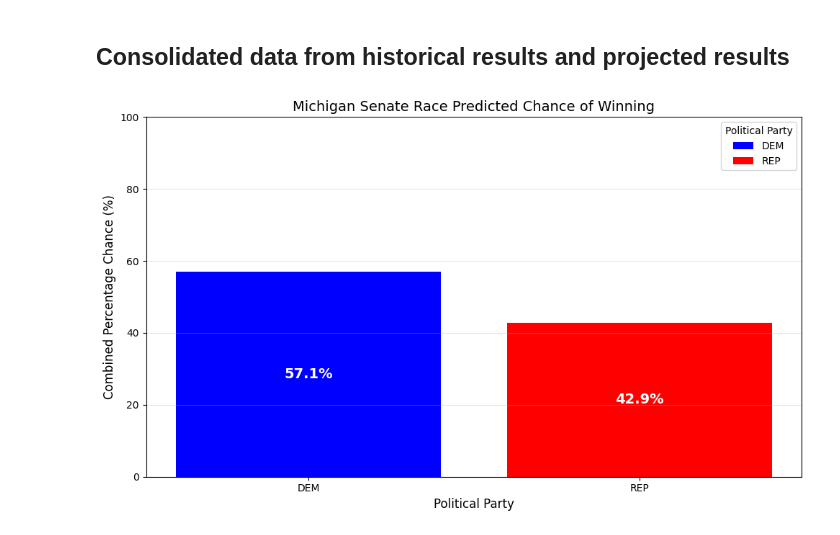
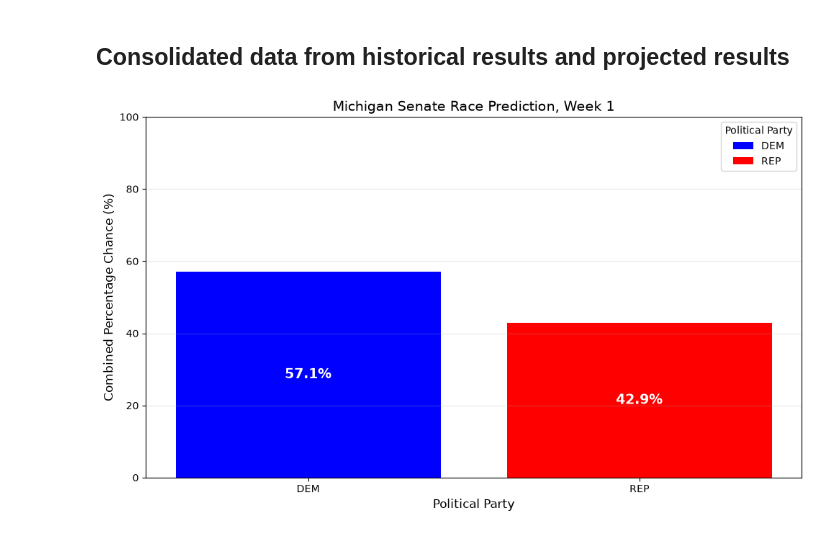
Before and after one commit to ktkt9898/CS-Senior-Project, a Jupyter notebook: Michigan-Analysis.ipynb, the cells around one changed output. Cells and saved outputs as stored; diff of their text form; code cells hidden in the pictures.

```diff
--- a/Michigan-Analysis.ipynb
+++ b/Michigan-Analysis.ipynb
@@ -271,32 +271,32 @@ for party in combined_df['Political Party']:
 # Add value labels INSIDE the bars (showing the percentage)
 for i, (party, percentage) in enumerate(zip(combined_df['Political Party'], combined_df['Combined Percentage'])):
     # Format the percentage with one decimal place
     label = f"{percentage:.1f}%"
     # Place the label in the middle of the bar
     plt.text(i, percentage / 2, label,
              ha='center', va='center', fontsize=14, fontweight='bold', color='white')
 
 # Set y-axis limits (0 to 100 since it's a percentage)
 plt.ylim(0, 100)
 
 # Labels and title
 plt.xlabel('Political Party', fontsize=12)
 plt.ylabel('Combined Percentage Chance (%)', fontsize=12)
-plt.title('Michigan Senate Race Predicted Chance of Winning', fontsize=14)
+plt.title('Michigan Senate Race Prediction, Week 1', fontsize=14)
 
 # Remove x-ticks rotation if not needed
 plt.xticks(rotation=0)
 
 # Add grid
 plt.grid(axis='y', alpha=0.3)
 
 # Add legend
 plt.legend(handles=legend_elements, title='Political Party', loc='upper right')
 
 plt.tight_layout()
 
 # Save the figure to a file
 plt.savefig('_static/images/michigan_graph.png', dpi=300, bbox_inches='tight')
 plt.show()
 # %% [output]
-[figure, old version]
+[figure, new version]
```
Also changed, not shown: parts of 2 cells of this notebook, 36 other files.
